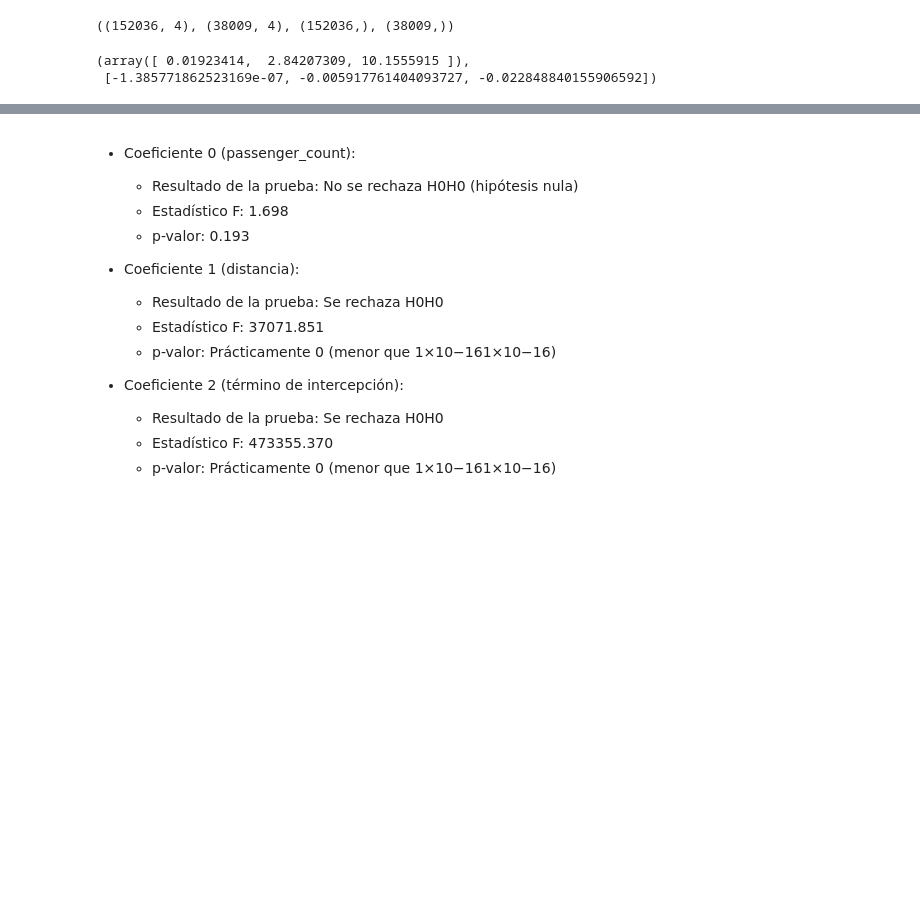
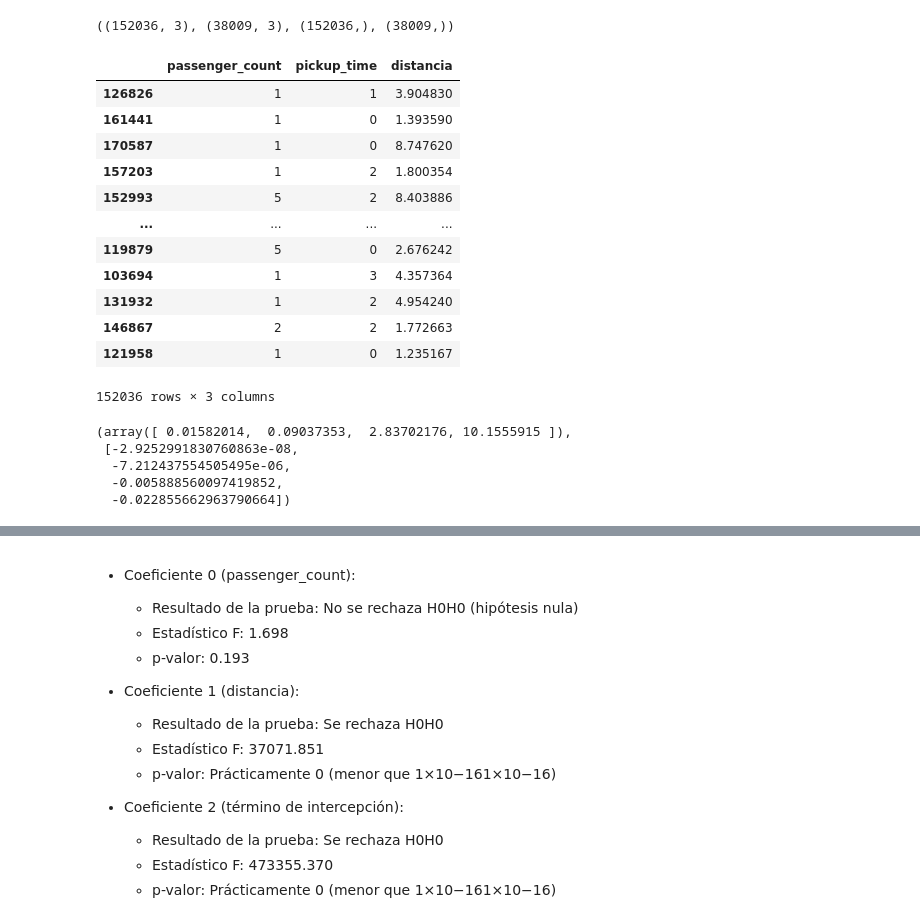
Before and after one commit to fitomx19/ModelosEconometricos, a Jupyter notebook: Practica_3/Practica_3_test.ipynb, the cells around one changed output, grey strips where cells are left out. Drawn from its saved outputs; the diff is of its cells as text; code cells hidden in the pictures; blank space fills up the shorter version.

```diff
--- a/Practica_3/Practica_3_test.ipynb
+++ b/Practica_3/Practica_3_test.ipynb
@@ -13,7 +13,7 @@ uber_data = pd.read_csv('./uber_revisado2.csv', sep=',', encoding='utf-8')
 
 # Step 2: Decide the features (X) and target variable (y)
 # Assuming 'fare_amount' as the target variable and the rest as features
-features = ['passenger_count', 'pickup_date', 'pickup_time', 'distancia']
+features = ['passenger_count',  'pickup_time', 'distancia']
 X = uber_data[features]
 y = uber_data['fare_amount']
 
@@ -32,7 +32,7 @@ X_test_scaled = scaler.transform(X_test)
 # Return the shapes of the splits as a confirmation
 X_train_scaled.shape, X_test_scaled.shape, y_train.shape, y_test.shape
 # %% [output]
-((152036, 4), (38009, 4), (152036,), (38009,))
+((152036, 3), (38009, 3), (152036,), (38009,))
 # %%
 import numpy as np
 import pandas as pd
@@ -125,33 +125,3 @@ def get_variance(X, y):
         vars_j.append(var_j)
 
     return vars_j
-
-# Load the dataset
-file_path = './uber_revisado2.csv'
-uber_data = pd.read_csv(file_path)
-
-# Assuming 'fare_amount' as the target variable and the rest as features
-features = ['passenger_count', 'distancia']  # Picking only numerical features for simplicity
-X = uber_data[features].values
-y = uber_data['fare_amount'].values
-
-# Split the data into training and testing sets
-from sklearn.model_selection import train_test_split
-X_train, X_test, y_train, y_test = train_test_split(X, y, test_size=0.2, random_state=42)
-
-# Standardize the features
-scaler = StandardScaler().fit(X_train)
-X_train_scaled = scaler.transform(X_train)
-X_test_scaled = scaler.transform(X_test)
-
-# Adding the intercept term manually
-X_train_scaled_with_intercept = np.hstack([X_train_scaled, np.ones((X_train_scaled.shape[0], 1))])
-
-# Now fit the linear model and get the variance for each estimator
-estimators = fit_linear_model(X_train_scaled_with_intercept, y_train)
-vars_j = get_variance(X_train_scaled_with_intercept, y_train)
-
-estimators, vars_j
-# %% [output]
-(array([ 0.01923414,  2.84207309, 10.1555915 ]),
- [-1.385771862523169e-07, -0.005917761404093727, -0.022848840155906592])
@@ -157,0 +138,31 @@ estimators, vars_j
+# %%
+X_train
+# %% [output]
+|  | passenger_count | pickup_time | distancia |
+| 126826 | 1 | 1 | 3.904830 |
+| 161441 | 1 | 0 | 1.393590 |
+| 170587 | 1 | 0 | 8.747620 |
+| 157203 | 1 | 2 | 1.800354 |
+| 152993 | 5 | 2 | 8.403886 |
+| ... | ... | ... | ... |
+| 119879 | 5 | 0 | 2.676242 |
+| 103694 | 1 | 3 | 4.357364 |
+| 131932 | 1 | 2 | 4.954240 |
+| 146867 | 2 | 2 | 1.772663 |
+| 121958 | 1 | 0 | 1.235167 |
+152036 rows × 3 columns
+# %%
+# Adding the intercept term manually
+X_train_scaled_with_intercept = np.hstack([X_train_scaled, np.ones((X_train_scaled.shape[0], 1))])
+
+# Now fit the linear model and get the variance for each estimator
+estimators = fit_linear_model(X_train_scaled_with_intercept, y_train)
+vars_j = get_variance(X_train_scaled_with_intercept, y_train)
+
+estimators, vars_j
+# %% [output]
+(array([ 0.01582014,  0.09037353,  2.83702176, 10.1555915 ]),
+ [-2.9252991830760863e-08,
+  -7.212437554505495e-06,
+  -0.005888560097419852,
+  -0.022855662963790664])
```
Also changed, not shown: parts of 8 cells of this notebook, 4 other files.
